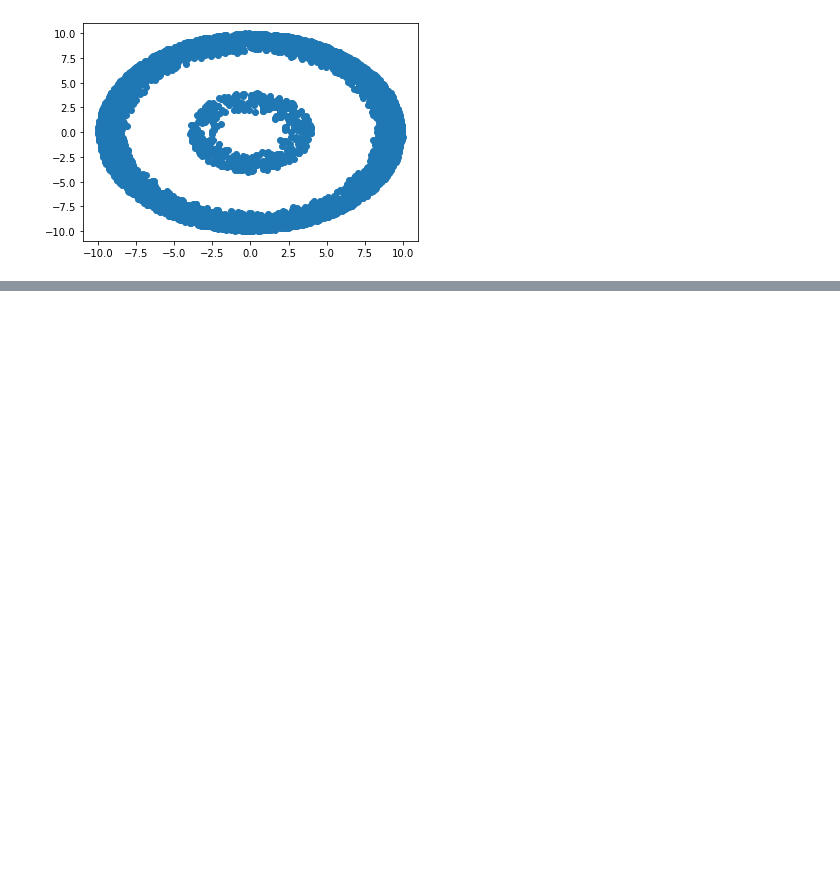
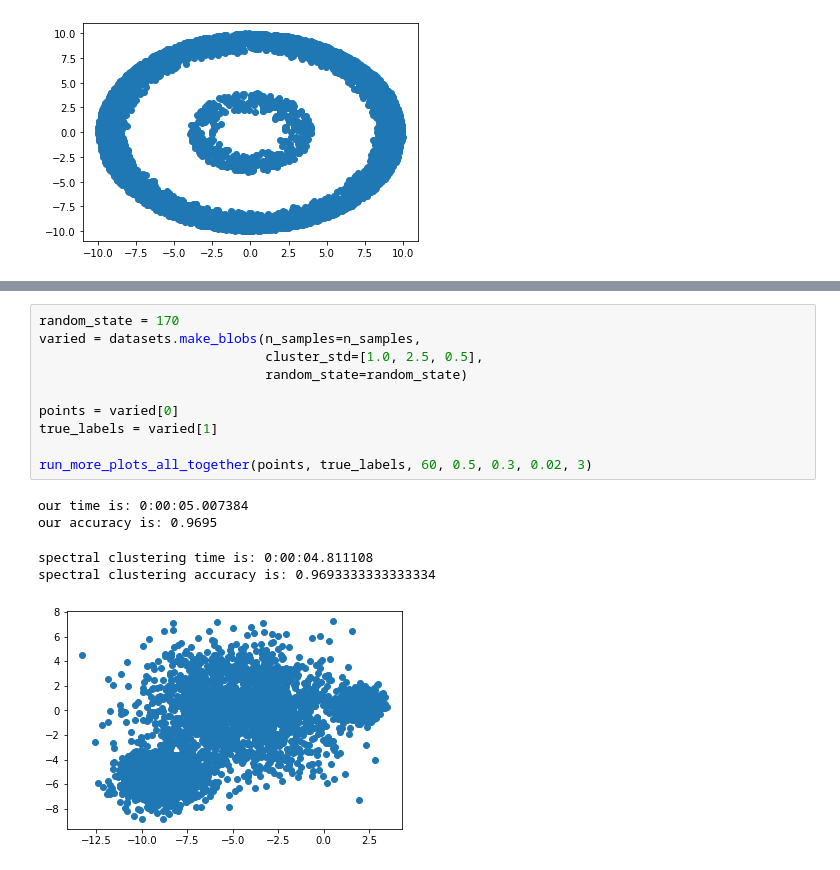
Before and after one commit to sahelyiyi/LocClustNLasso, a Jupyter notebook: loc_clust_kmeans.ipynb, the cells around one changed output, grey strips where cells are left out. Cells and saved outputs as stored; diff of their text form; blank space fills up the shorter version.

```diff
--- a/loc_clust_kmeans.ipynb
+++ b/loc_clust_kmeans.ipynb
@@ -343,0 +565,16 @@ spectral clustering accuracy:  1.0
+# %%
+random_state = 170
+varied = datasets.make_blobs(n_samples=n_samples,
+                             cluster_std=[1.0, 2.5, 0.5],
+                             random_state=random_state)
+
+points = varied[0]
+true_labels = varied[1]
+
+run_more_plots_all_together(points, true_labels, 60, 0.5, 0.3, 0.02, 3)
+# %% [output]
+our time is: 0:00:05.007384
+our accuracy is: 0.9695
+spectral clustering time is: 0:00:04.811108
+spectral clustering accuracy is: 0.9693333333333334
+[figure, added]
```
Also changed, not shown: parts of 5 cells of this notebook.
